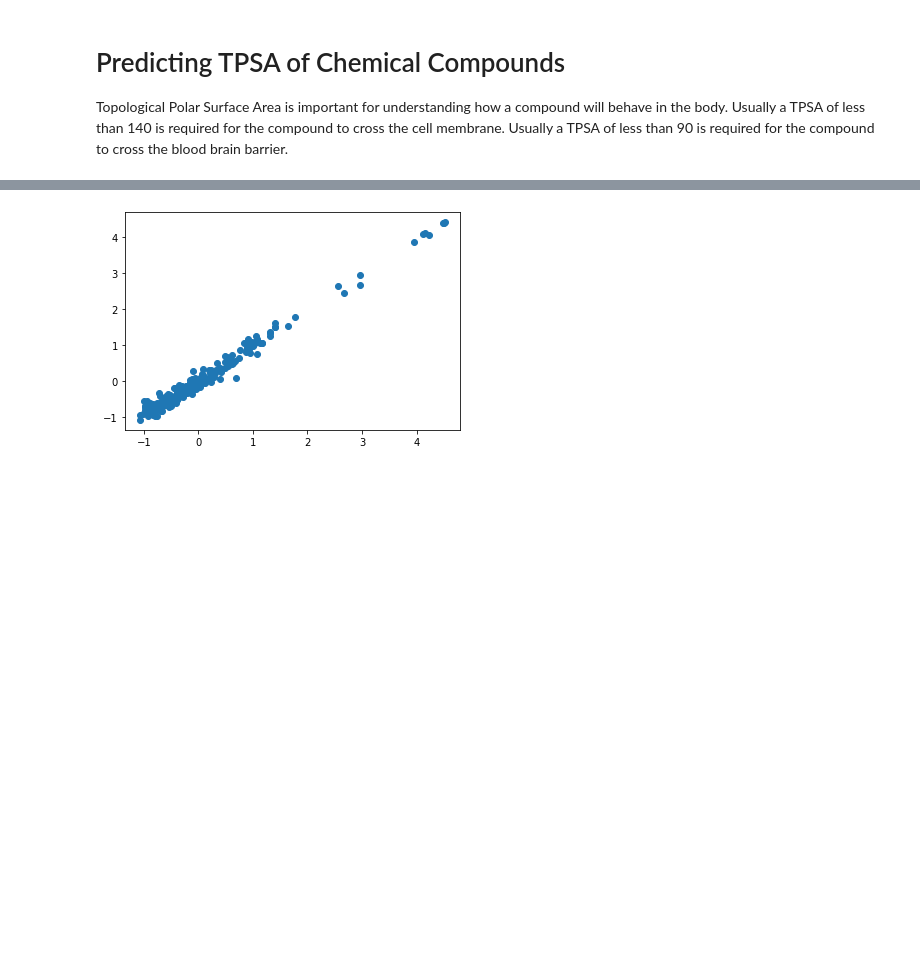
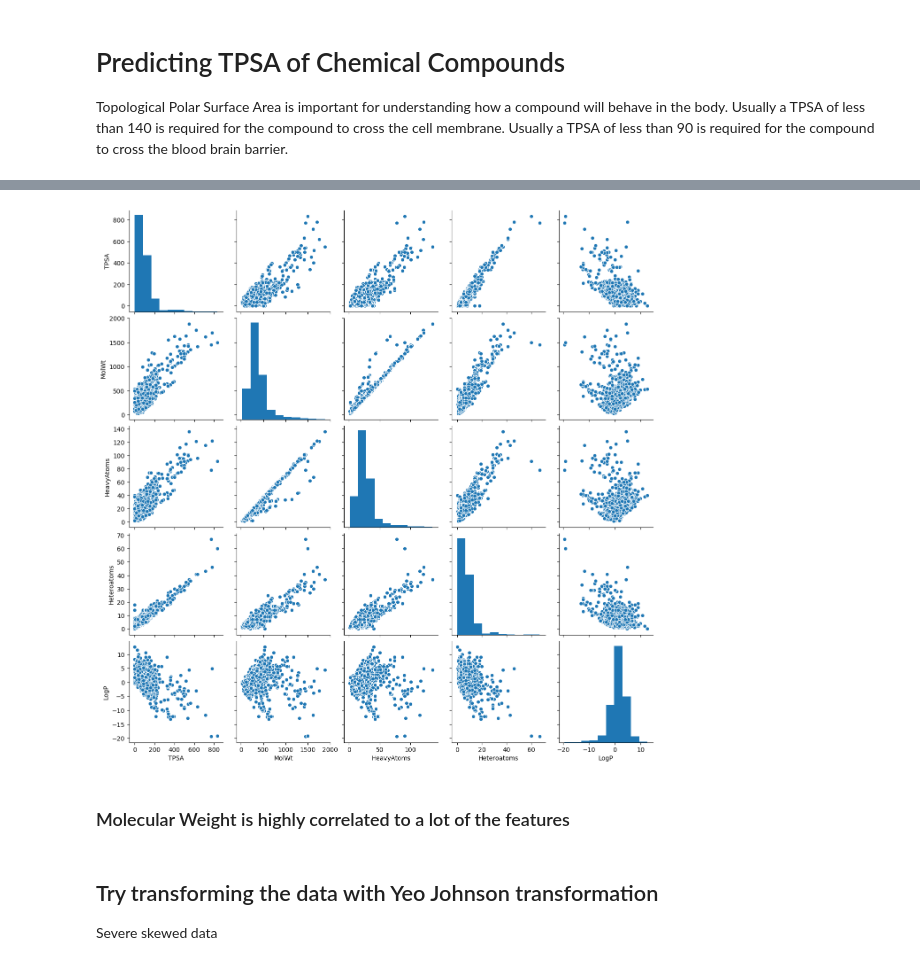
Before and after one commit to dagartga/Chemical_TPSA_Prediction, a Jupyter notebook: src/TPSA_Exploratory_Analysis.ipynb, the cells around one changed output, grey strips where cells are left out. Saved outputs shown, nothing was run; the diff lists cells and outputs as text; code cells hidden in the pictures; blank space fills up the shorter version.

Commit message:
add transformed data and EDA notebook code

```diff
--- a/src/TPSA_Exploratory_Analysis.ipynb
+++ b/src/TPSA_Exploratory_Analysis.ipynb
@@ -12,5 +10,4 @@ from sklearn import metrics
 import numpy as np
 # %%
-pd_df = pd.read_csv('../input/train_folds.csv')
-label = 'TPSA'
-pd_df = pd_df.drop(columns='label')
+chem_df = pd.read_csv('../input/train_folds.csv')
+chem_df.head()
@@ -37,0 +71,5 @@ df_valid = scaled_df[scaled_df['kfold']==0]
+# %%
+# visualize the bar plots for all features that have less than 40 unique values
+unique_vals = chem_df.nunique()
+less_than_forty = list(unique_vals[unique_vals < 40].index)
+less_than_forty.remove('kfold')
@@ -38,16 +89,3 @@ df_valid = scaled_df[scaled_df['kfold']==0]
 # %%
-X_train = df_train.drop(label, axis=1).values
-y_train = df_train[label].values
-
-X_valid = df_valid.drop(label, axis=1).values
-y_valid = df_valid[label].values
-
-#reg_model = model_dispatcher.models[model]
-reg_model = LinearRegression()
-reg_model.fit(X_train, y_train)
-
-y_preds = reg_model.predict(X_valid)
-
-mse = metrics.mean_squared_error(y_valid, y_preds)
-rmse = np.sqrt(mse)
-r2 = metrics.r2_score(y_valid, y_preds)
+#visualize all the other features using histogram
+hist_cols = [col for col in chem_df.columns if col not in less_than_forty and col != 'kfold']
@@ -58,5 +107,12 @@ print(r2, mse, rmse)
 # %%
-plt.scatter(y_valid, y_preds)
+# look at pairplot of the continuous features
+sns.pairplot(chem_df[hist_cols], markers="o")
 plt.show()
 # %% [output]
-[figure, old version]
+[figure, new version]
+# %% [markdown]
+### Molecular Weight is highly correlated to a lot of the features
+# %% [markdown]
+## Try transforming the data with Yeo Johnson transformation
+
+Severe skewed data
```
Also changed, not shown: parts of 31 cells of this notebook, 2 other files.
